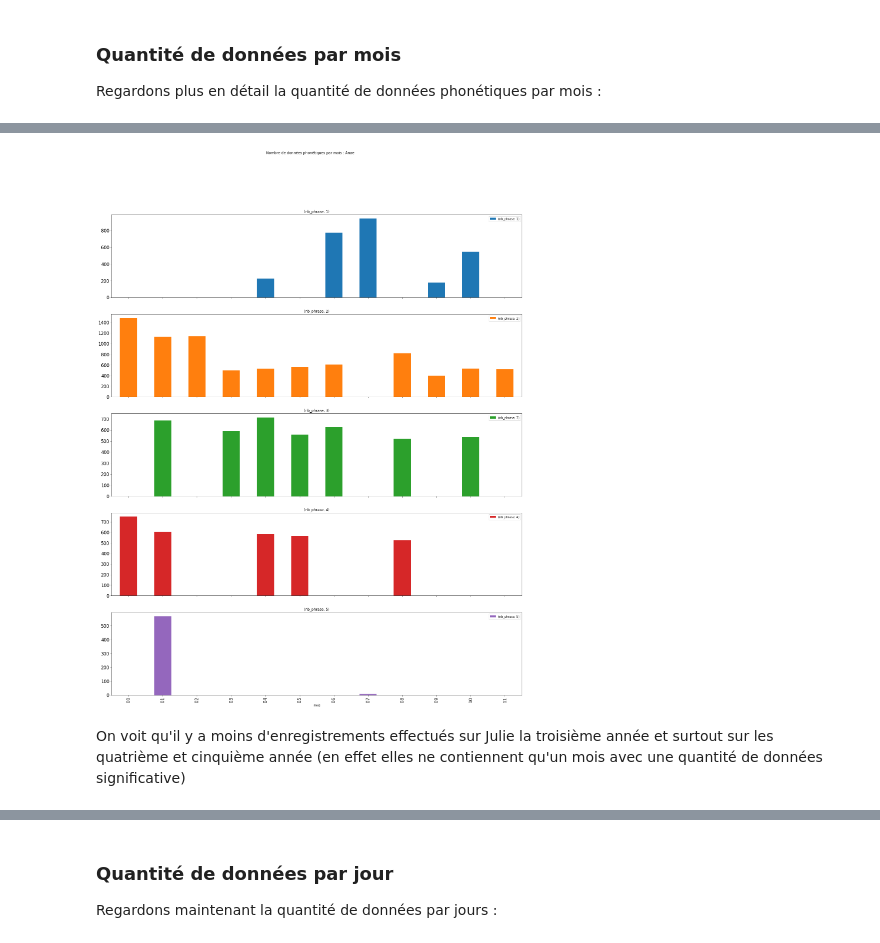
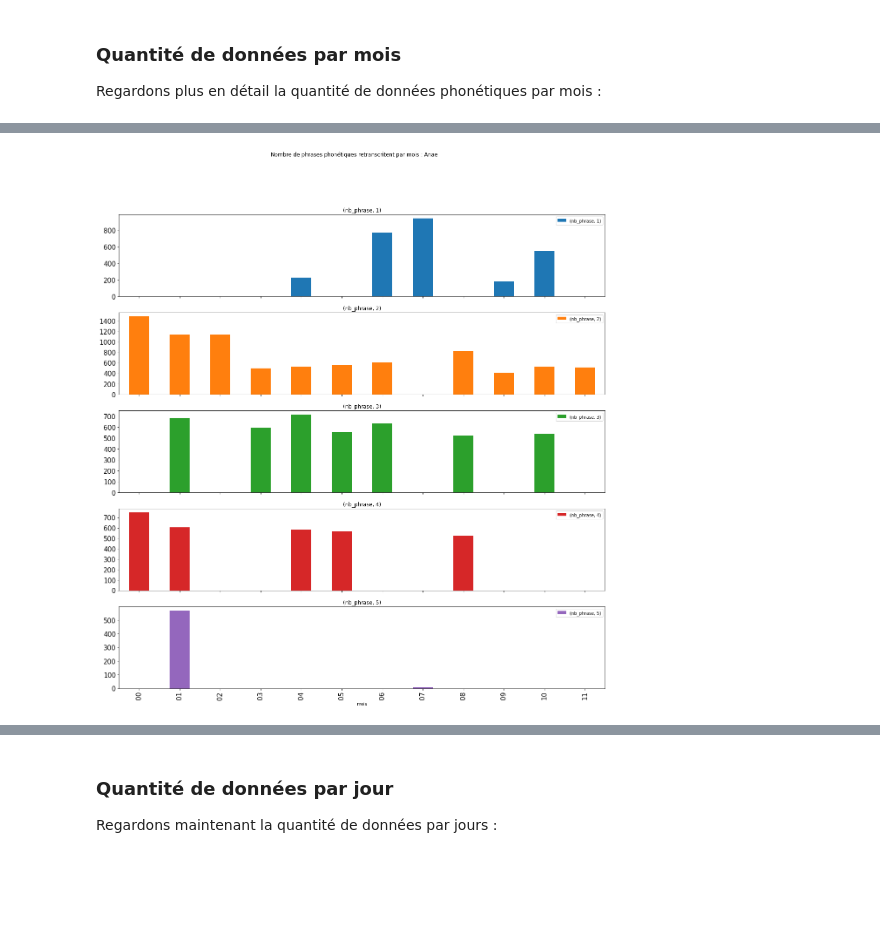
Before and after one commit to Marine27/TER, a Jupyter notebook: utilitaires/Traitement_donnees_anae.ipynb, the cells around one changed output, grey strips where cells are left out. Saved outputs shown, nothing was run; the diff lists cells and outputs as text; code cells hidden in the pictures; blank space fills up the shorter version.

```diff
--- a/utilitaires/Traitement_donnees_anae.ipynb
+++ b/utilitaires/Traitement_donnees_anae.ipynb
@@ -17,8 +17,7 @@ from statsmodels.tsa.statespace.varmax import VARMAX
 # %% [markdown]
 ## Lecture fichier final
 # %%
-
-data_child = pd.read_csv('data_anae_final.csv',
+data_child = pd.read_csv('..\data\data_anae_final.csv',
                            sep = '\t',
                            encoding = 'utf-8',
                            index_col=False)
@@ -32,3 +46,6 @@ data_child=data_child.sort_values(by = ['age','seconde_debut'])
 data_child.head()
 data_child['ind']=[ i for i in range(len(data_child))]
 data_child= data_child.set_index('ind')
+# %%
+data_child['ind']=[ i for i in range(len(data_child))]
+data_child= data_child.set_index('ind')
@@ -135,3 +106,6 @@ pho_child.loc[pho_child['contenu'].isna()]
+# %%
+#Supprime les 2 lignes
+pho_child = pho_child.dropna(subset=['type', 'contenu'])
 # %%
 #pho_child.drop([44550,44551],inplace=True)
 pho_child['index']=[i for i in range(len(pho_child))]
@@ -143,2 +112,2 @@ See the caveats in the documentation: http://pandas.pydata.org/pandas-docs/stabl
 # %%
-pho_child.set_index('index')
+#pho_child.set_index('index')
@@ -290,14 +185,12 @@ On voit aussi qu'il y a des mois sans données, cela vérifie qu'il y ait moins
 # %%
 plt = nb_phrase_mois.unstack(level=0).plot(kind='bar',
                                      subplots=True,
-                                     figsize=(25, 30),
-                                     title = 'Nombre de données phonétiques par mois : Anae',
+                                     figsize=(20, 20),
+                                     title = 'Nombre de phrases phonétiques retranscritent par mois : Anae',
                                      fontsize = 15,
                                      use_index = True)
 # %% [output]
-[figure, old version]
+[figure, new version]
-# %% [markdown]
-On voit qu'il y a moins d'enregistrements effectués sur Julie la troisième année et surtout sur les quatrième et cinquième année (en effet elles ne contiennent qu'un mois avec une quantité de données significative)
 # %%
 plt = nb_phrase_mois.plot(kind='bar',
                     subplots=True,
```
Also changed, not shown: parts of 48 cells of this notebook, 6 other files.
